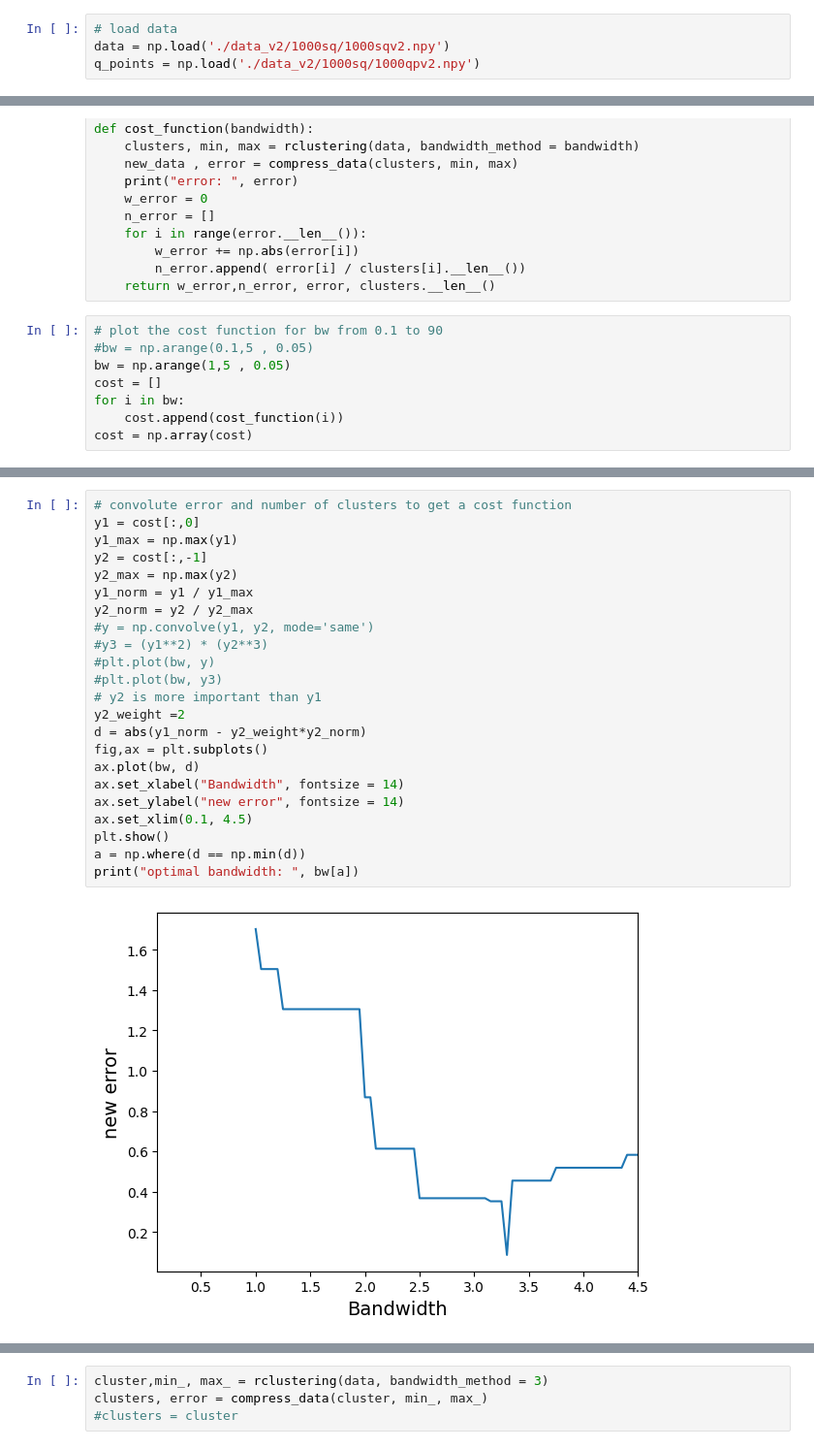
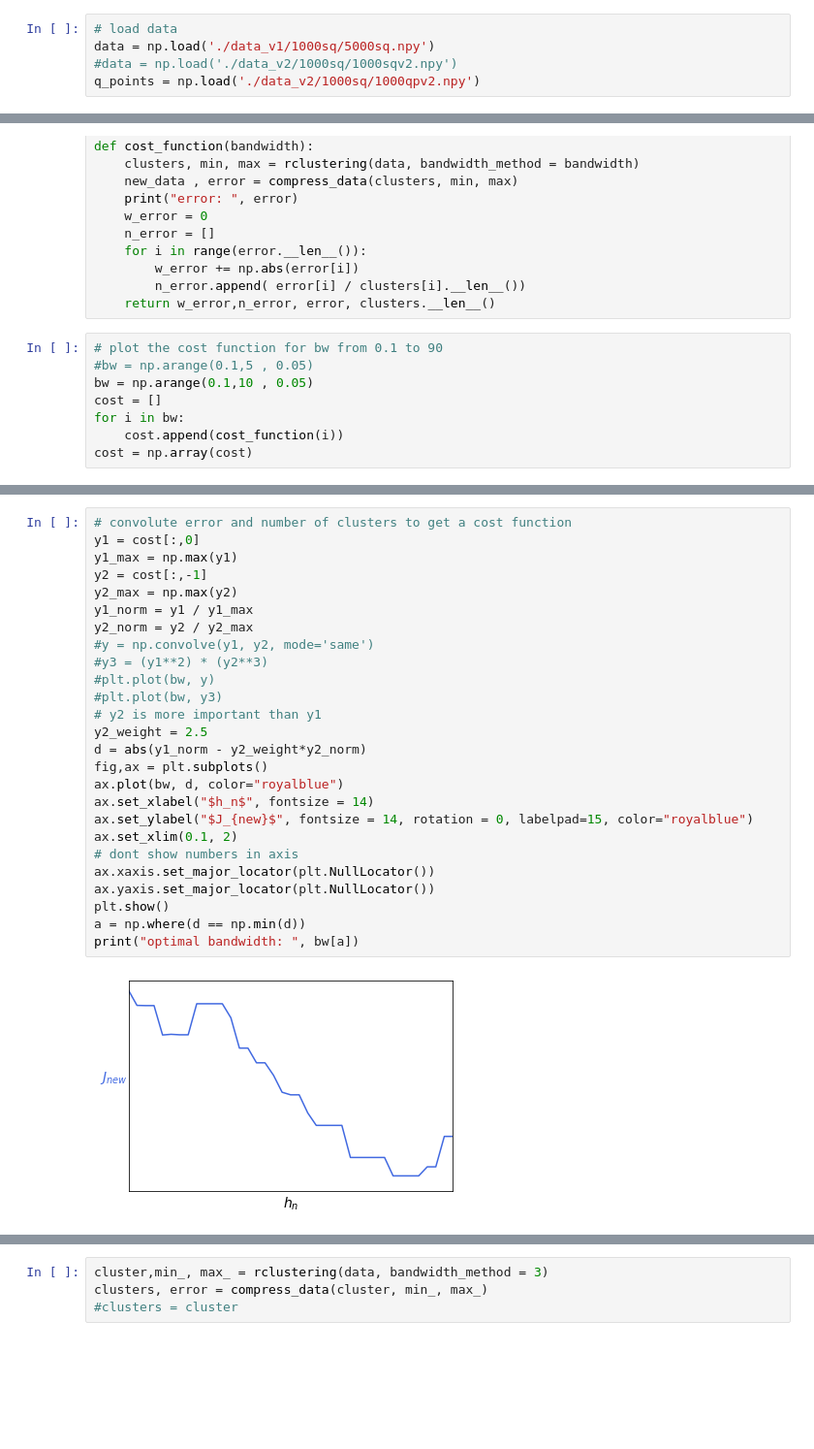
Before and after one commit to PRigas96/nMANN, a Jupyter notebook: jup_not/main.ipynb, the cells around one changed output, grey strips where cells are left out. Shown at 97% size. Saved outputs shown, nothing was run; the diff lists cells and outputs as text; blank space fills up the shorter version.

```diff
--- a/main.ipynb
+++ b/jup_not/main.ipynb
@@ -93,7 +93,8 @@ for i in range(len(data)):
 print("Density of the data is: ", area_cov/area_tot)
 # %%
 # load data
-data = np.load('./data_v2/1000sq/1000sqv2.npy')
+data = np.load('./data_v1/1000sq/5000sq.npy')
+#data = np.load('./data_v2/1000sq/1000sqv2.npy')
 q_points = np.load('./data_v2/1000sq/1000qpv2.npy')
 # %%
 data.shape
@@ -267,7 +268,7 @@ def cost_function(bandwidth):
 # %%
 # plot the cost function for bw from 0.1 to 90
 #bw = np.arange(0.1,5 , 0.05)
-bw = np.arange(1,5 , 0.05)
+bw = np.arange(0.1,10 , 0.05)
 cost = []
 for i in bw:
     cost.append(cost_function(i))
@@ -298,25 +299,28 @@ plt.show()
 # %%
 # convolute error and number of clusters to get a cost function
 y1 = cost[:,0]
 y1_max = np.max(y1)
 y2 = cost[:,-1]
 y2_max = np.max(y2)
 y1_norm = y1 / y1_max
 y2_norm = y2 / y2_max
 #y = np.convolve(y1, y2, mode='same')
 #y3 = (y1**2) * (y2**3)
 #plt.plot(bw, y)
 #plt.plot(bw, y3)
 # y2 is more important than y1
-y2_weight =2
+y2_weight = 2.5
 d = abs(y1_norm - y2_weight*y2_norm)
 fig,ax = plt.subplots()
-ax.plot(bw, d)
-ax.set_xlabel("Bandwidth", fontsize = 14)
-ax.set_ylabel("new error", fontsize = 14)
-ax.set_xlim(0.1, 4.5)
+ax.plot(bw, d, color="royalblue")
+ax.set_xlabel("$h_n$", fontsize = 14)
+ax.set_ylabel("$J_{new}$", fontsize = 14, rotation = 0, labelpad=15, color="royalblue")
+ax.set_xlim(0.1, 2)
+# dont show numbers in axis
+ax.xaxis.set_major_locator(plt.NullLocator())
+ax.yaxis.set_major_locator(plt.NullLocator())
 plt.show()
 a = np.where(d == np.min(d))
 print("optimal bandwidth: ", bw[a])
 # %% [output]
-[figure, old version]
+[figure, new version]
```
Also changed, not shown: parts of 3 cells of this notebook, 44 other files.
